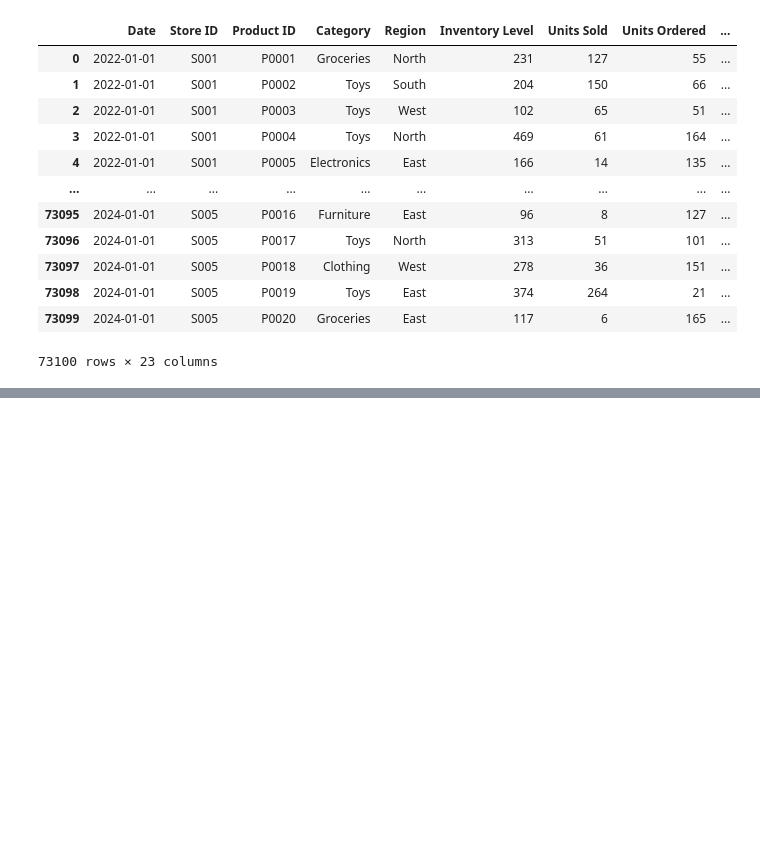
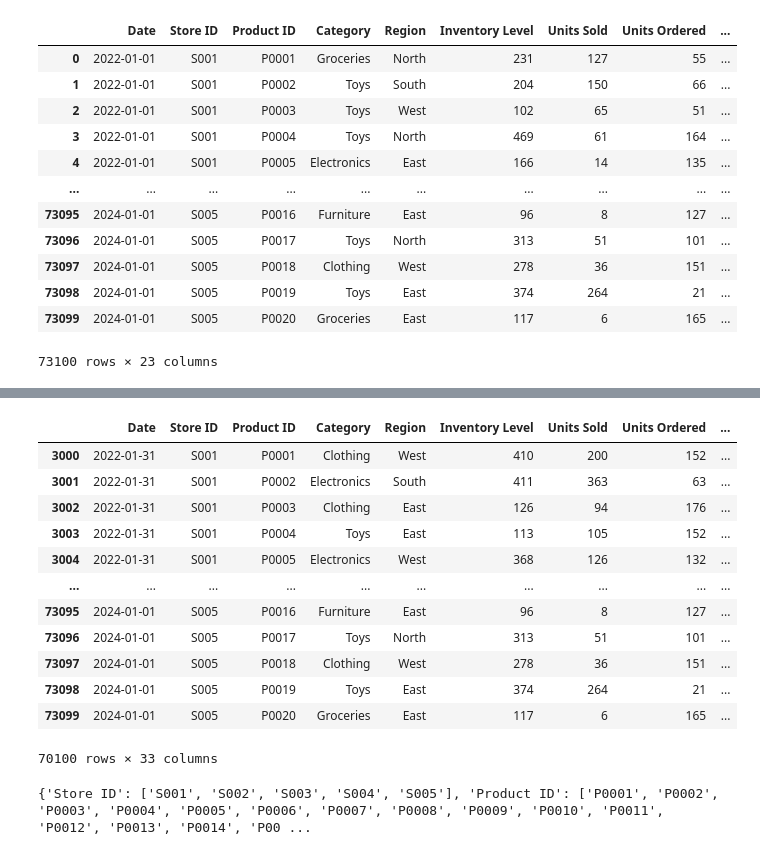
Before and after one commit to Bhaskar5153/project_1_demand_forecasting, a Jupyter notebook: notebooks/feature_engineering.ipynb, the cells around one changed output, grey strips where cells are left out. Saved outputs shown, nothing was run; the diff lists cells and outputs as text; code cells hidden in the pictures; blank space fills up the shorter version.

```diff
--- a/notebooks/feature_engineering.ipynb
+++ b/notebooks/feature_engineering.ipynb
@@ -76,0 +137,2 @@ df
+# %%
+df['price_vs_competitor'] = df['Price'] - df['Competitor Pricing']
@@ -76,0 +154,16 @@ df
+# %%
+df
+# %% [output]
+|  | Date | Store ID | Product ID | Category | Region | Inventory Level | Units Sold | Units Ordered | ... |
+| 3000 | 2022-01-31 | S001 | P0001 | Clothing | West | 410 | 200 | 152 | ... |
+| 3001 | 2022-01-31 | S001 | P0002 | Electronics | South | 411 | 363 | 63 | ... |
+| 3002 | 2022-01-31 | S001 | P0003 | Clothing | East | 126 | 94 | 176 | ... |
+| 3003 | 2022-01-31 | S001 | P0004 | Toys | East | 113 | 105 | 152 | ... |
+| 3004 | 2022-01-31 | S001 | P0005 | Electronics | West | 368 | 126 | 132 | ... |
+| ... | ... | ... | ... | ... | ... | ... | ... | ... | ... |
+| 73095 | 2024-01-01 | S005 | P0016 | Furniture | East | 96 | 8 | 127 | ... |
+| 73096 | 2024-01-01 | S005 | P0017 | Toys | North | 313 | 51 | 101 | ... |
+| 73097 | 2024-01-01 | S005 | P0018 | Clothing | West | 278 | 36 | 151 | ... |
+| 73098 | 2024-01-01 | S005 | P0019 | Toys | East | 374 | 264 | 21 | ... |
+| 73099 | 2024-01-01 | S005 | P0020 | Groceries | East | 117 | 6 | 165 | ... |
+70100 rows × 33 columns
@@ -76,0 +191,4 @@ df
+# %%
+print(encoders)
+# %% [output]
+{'Store ID': ['S001', 'S002', 'S003', 'S004', 'S005'], 'Product ID': ['P0001', 'P0002', 'P0003', 'P0004', 'P0005', 'P0006', 'P0007', 'P0008', 'P0009', 'P0010', 'P0011', 'P0012', 'P0013', 'P0014', 'P00 ...
```
Also changed, not shown: parts of 17 cells of this notebook, 10 other files.
